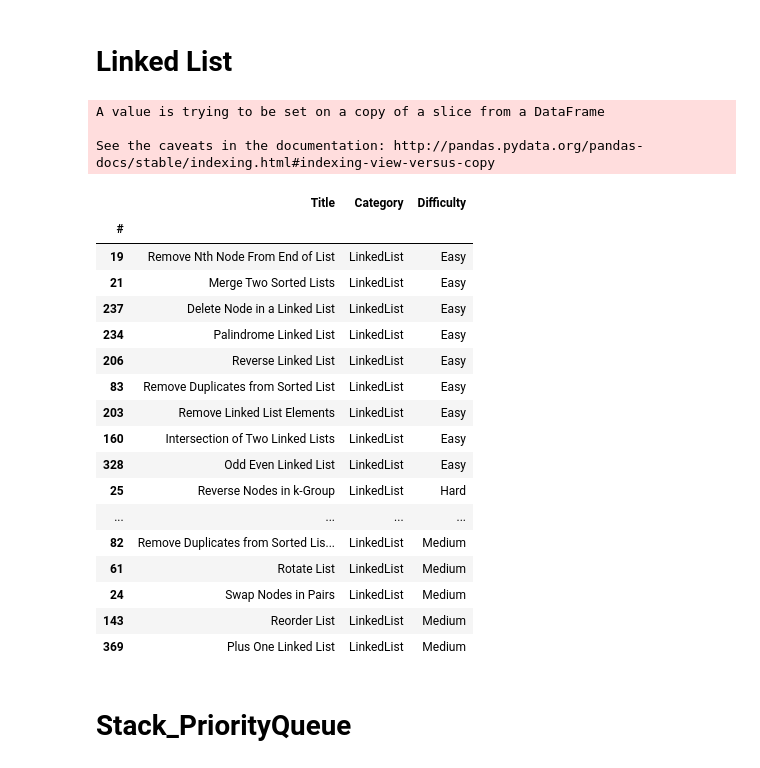
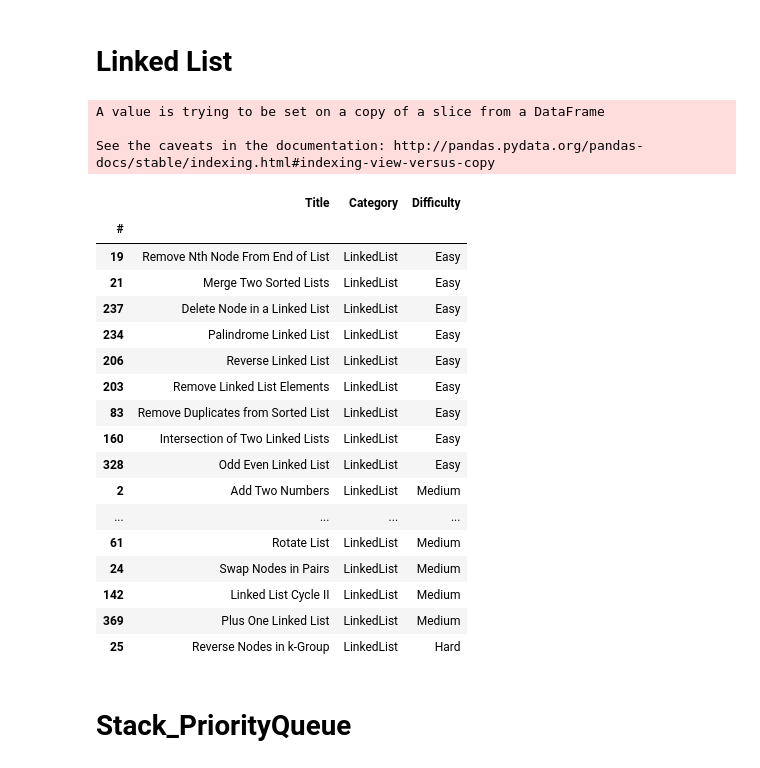
Before and after one commit to shanjiang1994/LeetCode_for_DataScience, a Jupyter notebook: LeetCode_for_Data_Science.ipynb, the cells around one changed output. Cells and saved outputs as stored; diff of their text form; code cells hidden in the pictures.

```diff
--- a/LeetCode_for_Data_Science.ipynb
+++ b/LeetCode_for_Data_Science.ipynb
@@ -266,6 +266,7 @@ leetcode_for_dic = retrun_dic_DataFrame(leetcode_for_DS)
 # Array
 # %%
 
-leetcode_for_dic['array'].sort_values(by = ['Difficulty'], inplace = True)
+leetcode_for_dic['array'].Difficulty = pd.Categorical(leetcode_for_dic['array'].Difficulty, categories=['Easy', 'Medium', 'Hard'])
+leetcode_for_dic['array'].sort_values(['Difficulty'], inplace = True)
 leetcode_for_dic['array']
 # %% [output]
@@ -293,7 +300,7 @@ See the caveats in the documentation: http://pandas.pydata.org/pandas-docs/stabl
 # %% [markdown]
 # String
 # %%
-
+leetcode_for_dic['string'].Difficulty = pd.Categorical(leetcode_for_dic['string'].Difficulty, categories=['Easy', 'Medium', 'Hard'])
 leetcode_for_dic['string'].sort_values(by = ['Difficulty'], inplace = True)
 leetcode_for_dic['string']
 # %% [output]
@@ -321,7 +328,7 @@ See the caveats in the documentation: http://pandas.pydata.org/pandas-docs/stabl
 # %% [markdown]
 # Tree
 # %%
-
+leetcode_for_dic['tree'].Difficulty = pd.Categorical(leetcode_for_dic['tree'].Difficulty, categories=['Easy', 'Medium', 'Hard'])
 leetcode_for_dic['tree'].sort_values(by = ['Difficulty'], inplace = True)
 leetcode_for_dic['tree']
 # %% [output]
@@ -349,7 +356,7 @@ See the caveats in the documentation: http://pandas.pydata.org/pandas-docs/stabl
 # %% [markdown]
 # Math
 # %%
-
+leetcode_for_dic['math'].Difficulty = pd.Categorical(leetcode_for_dic['math'].Difficulty, categories=['Easy', 'Medium', 'Hard'])
 leetcode_for_dic['math'].sort_values(by = ['Difficulty'], inplace = True)
 leetcode_for_dic['math']
 # %% [output]
@@ -377,31 +384,31 @@ See the caveats in the documentation: http://pandas.pydata.org/pandas-docs/stabl
 # %% [markdown]
 # Linked List
 # %%
-
+leetcode_for_dic['LinkedList'].Difficulty = pd.Categorical(leetcode_for_dic['LinkedList'].Difficulty, categories=['Easy', 'Medium', 'Hard'])
 leetcode_for_dic['LinkedList'].sort_values(by = ['Difficulty'], inplace = True)
 leetcode_for_dic['LinkedList']
 # %% [output]
 A value is trying to be set on a copy of a slice from a DataFrame
 
 See the caveats in the documentation: http://pandas.pydata.org/pandas-docs/stable/indexing.html#indexing-view-versus-copy
 |  | Title | Category | Difficulty |
 | # |  |  |  |
 | 19 | Remove Nth Node From End of List | LinkedList | Easy |
 | 21 | Merge Two Sorted Lists | LinkedList | Easy |
 | 237 | Delete Node in a Linked List | LinkedList | Easy |
 | 234 | Palindrome Linked List | LinkedList | Easy |
 | 206 | Reverse Linked List | LinkedList | Easy |
+| 203 | Remove Linked List Elements | LinkedList | Easy |
 | 83 | Remove Duplicates from Sorted List | LinkedList | Easy |
-| 203 | Remove Linked List Elements | LinkedList | Easy |
 | 160 | Intersection of Two Linked Lists | LinkedList | Easy |
 | 328 | Odd Even Linked List | LinkedList | Easy |
-| 25 | Reverse Nodes in k-Group | LinkedList | Hard |
+| 2 | Add Two Numbers | LinkedList | Medium |
 | ... | ... | ... | ... |
-| 82 | Remove Duplicates from Sorted Lis... | LinkedList | Medium |
 | 61 | Rotate List | LinkedList | Medium |
 | 24 | Swap Nodes in Pairs | LinkedList | Medium |
-| 143 | Reorder List | LinkedList | Medium |
+| 142 | Linked List Cycle II | LinkedList | Medium |
 | 369 | Plus One Linked List | LinkedList | Medium |
+| 25 | Reverse Nodes in k-Group | LinkedList | Hard |
 # %% [markdown]
 # Stack_PriorityQueue
 # %%
```
Also changed, not shown: parts of 14 cells of this notebook.
